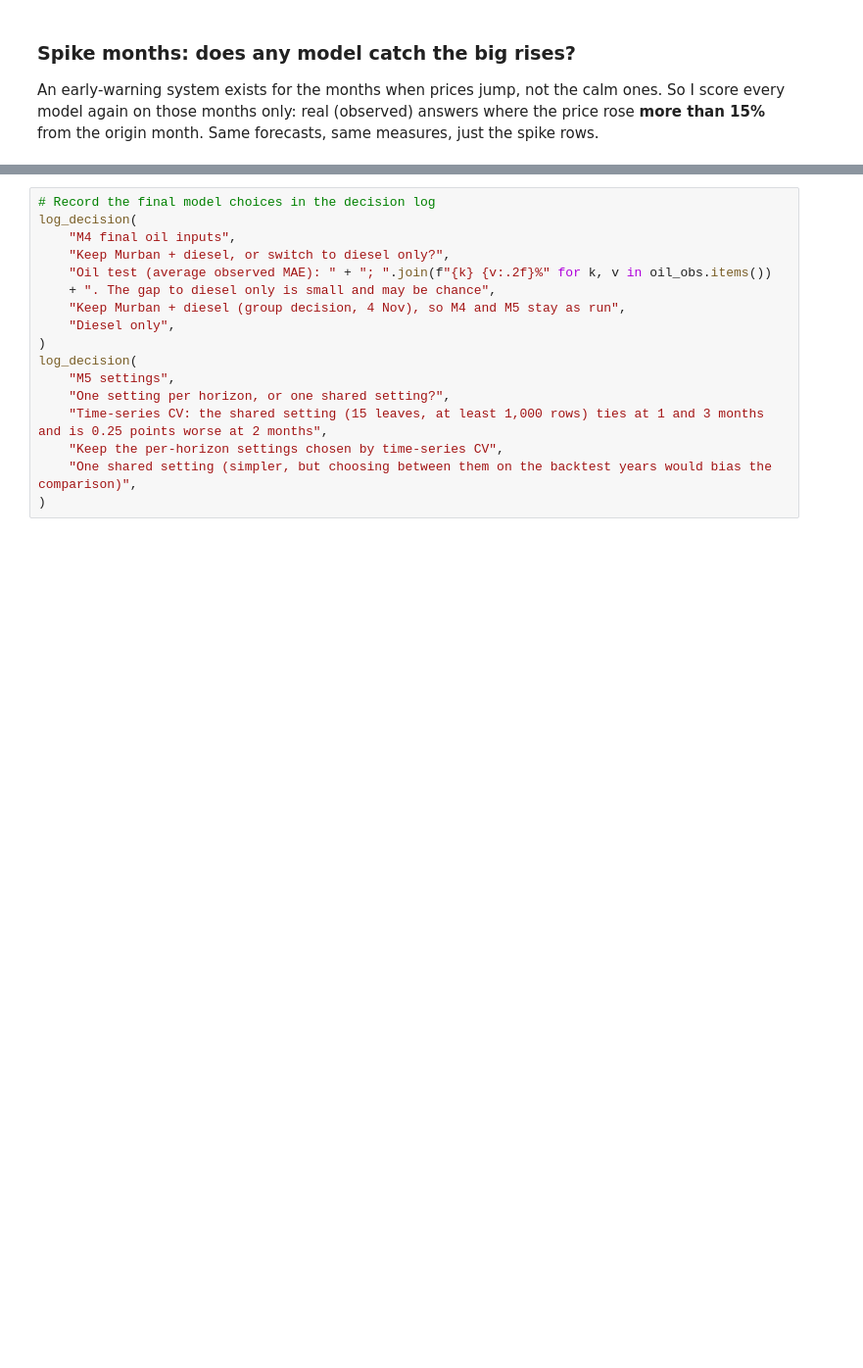
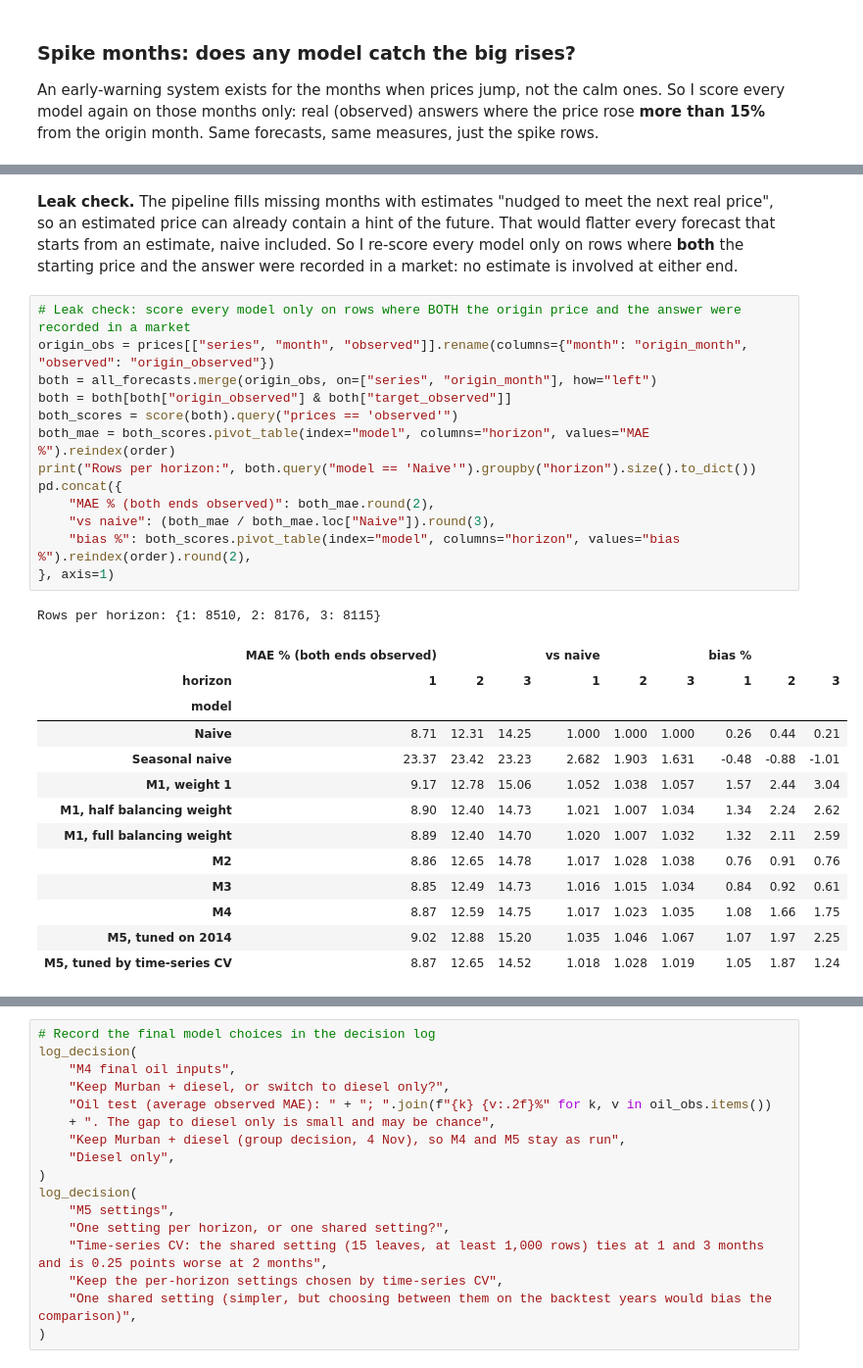
Before and after one commit to samerickwaks/sokoradar, a Jupyter notebook: notebooks/modelling/02_model_build.ipynb, the cells around one changed output, grey strips where cells are left out. Shown at 98% size. Drawn from its saved outputs; the diff is of its cells as text; blank space fills up the shorter version.

```diff
--- a/notebooks/modelling/02_model_build.ipynb
+++ b/notebooks/modelling/02_model_build.ipynb
@@ -1621,0 +1736,30 @@ There are 1,050 / 1,622 / 1,953 real answers per horizon where the price rose mo
+# %% [markdown]
+**Leak check.** The pipeline fills missing months with estimates "nudged to meet the next real price", so an estimated price can already contain a hint of the future. That would flatter every forecast that starts from an estimate, naive included. So I re-score every model only on rows where **both** the starting price and the answer were recorded in a market: no estimate is involved at either end.
+# %%
+# Leak check: score every model only on rows where BOTH the origin price and the answer were recorded in a market
+origin_obs = prices[["series", "month", "observed"]].rename(columns={"month": "origin_month", "observed": "origin_observed"})
+both = all_forecasts.merge(origin_obs, on=["series", "origin_month"], how="left")
+both = both[both["origin_observed"] & both["target_observed"]]
+both_scores = score(both).query("prices == 'observed'")
+both_mae = both_scores.pivot_table(index="model", columns="horizon", values="MAE %").reindex(order)
+print("Rows per horizon:", both.query("model == 'Naive'").groupby("horizon").size().to_dict())
+pd.concat({
+    "MAE % (both ends observed)": both_mae.round(2),
+    "vs naive": (both_mae / both_mae.loc["Naive"]).round(3),
+    "bias %": both_scores.pivot_table(index="model", columns="horizon", values="bias %").reindex(order).round(2),
+}, axis=1)
+# %% [output]
+Rows per horizon: {1: 8510, 2: 8176, 3: 8115}
+|  | MAE % (both ends observed) |  |  | vs naive |  |  | bias % |  |  |
+| horizon | 1 | 2 | 3 | 1 | 2 | 3 | 1 | 2 | 3 |
+| model |  |  |  |  |  |  |  |  |  |
+| Naive | 8.71 | 12.31 | 14.25 | 1.000 | 1.000 | 1.000 | 0.26 | 0.44 | 0.21 |
+| Seasonal naive | 23.37 | 23.42 | 23.23 | 2.682 | 1.903 | 1.631 | -0.48 | -0.88 | -1.01 |
+| M1, weight 1 | 9.17 | 12.78 | 15.06 | 1.052 | 1.038 | 1.057 | 1.57 | 2.44 | 3.04 |
+| M1, half balancing weight | 8.90 | 12.40 | 14.73 | 1.021 | 1.007 | 1.034 | 1.34 | 2.24 | 2.62 |
+| M1, full balancing weight | 8.89 | 12.40 | 14.70 | 1.020 | 1.007 | 1.032 | 1.32 | 2.11 | 2.59 |
+| M2 | 8.86 | 12.65 | 14.78 | 1.017 | 1.028 | 1.038 | 0.76 | 0.91 | 0.76 |
+| M3 | 8.85 | 12.49 | 14.73 | 1.016 | 1.015 | 1.034 | 0.84 | 0.92 | 0.61 |
+| M4 | 8.87 | 12.59 | 14.75 | 1.017 | 1.023 | 1.035 | 1.08 | 1.66 | 1.75 |
+| M5, tuned on 2014 | 9.02 | 12.88 | 15.20 | 1.035 | 1.046 | 1.067 | 1.07 | 1.97 | 2.25 |
+| M5, tuned by time-series CV | 8.87 | 12.65 | 14.52 | 1.018 | 1.028 | 1.019 | 1.05 | 1.87 | 1.24 |
```
Also changed, not shown: parts of 21 cells of this notebook.
